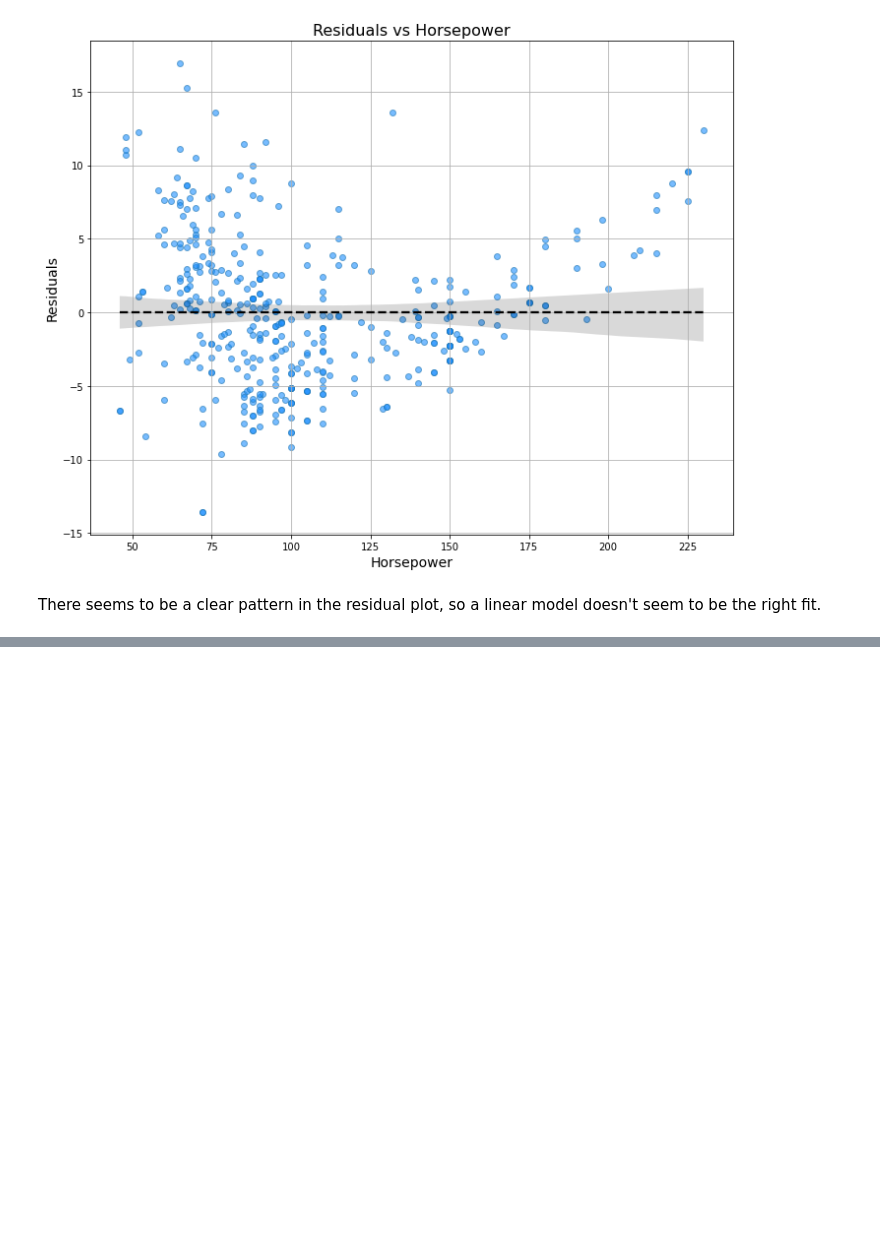
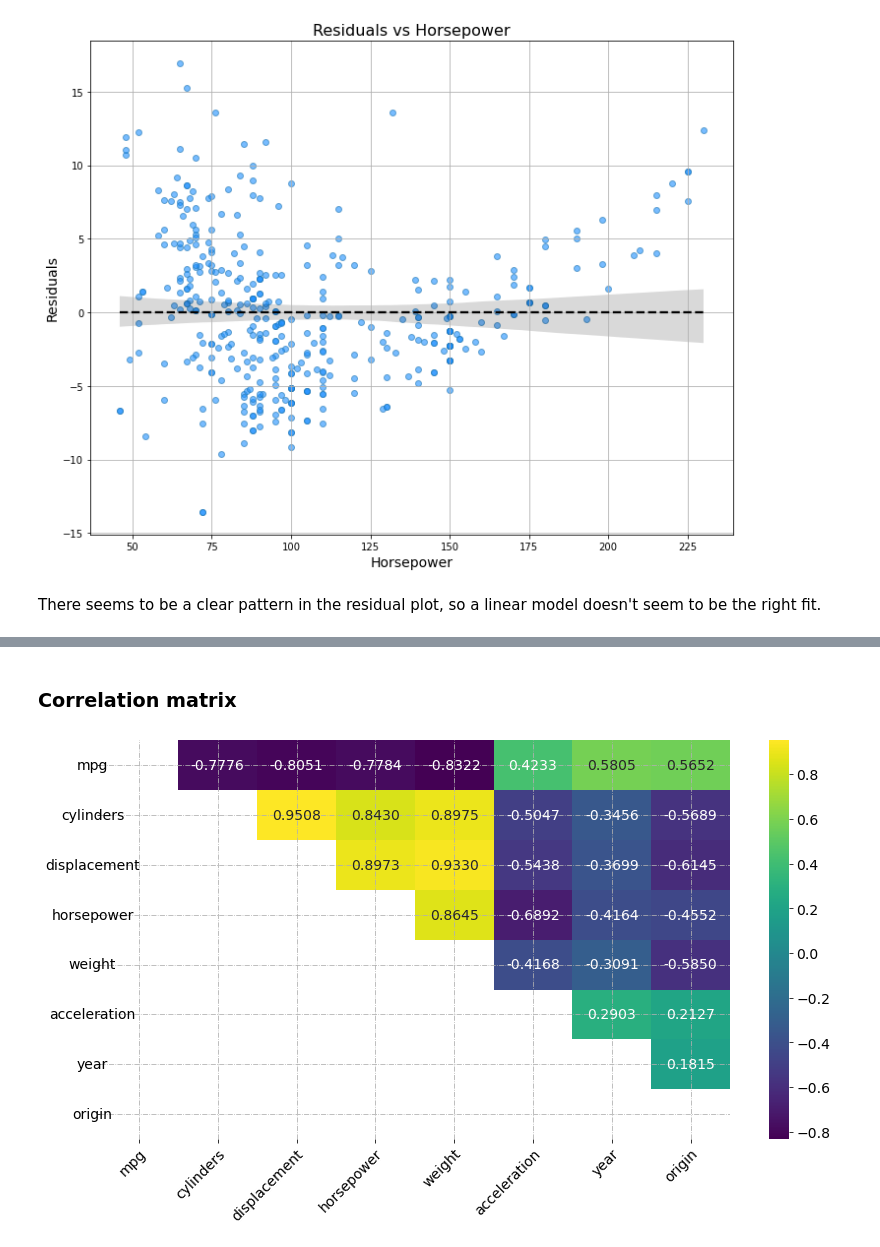
Before and after one commit to capac/ISLwR-python-code, a Jupyter notebook: chapter-3/Chapter 3. Linear Regression - Exercises.ipynb, the cells around one changed output, grey strips where cells are left out. Cells and saved outputs as stored; diff of their text form; code cells hidden in the pictures; blank space fills up the shorter version.

```diff
--- a/chapter-3/Chapter 3. Linear Regression - Exercises.ipynb
+++ b/chapter-3/Chapter 3. Linear Regression - Exercises.ipynb
@@ -184,0 +195,19 @@ There seems to be a clear pattern in the residual plot, so a linear model doesn'
+# %% [markdown]
+### Correlation matrix
+# %%
+fig, axes = plt.subplots(figsize=(12, 7))
+fs = 14
+df = auto_df.drop('name', axis=1)
+mask = np.zeros_like(df.corr())
+mask[np.tril_indices_from(mask)] = True
+hm = sb.heatmap(data=df.corr(), cmap='viridis', ax=axes, annot=True, fmt='1.4f', mask=mask, \
+                annot_kws={'size':fs})
+axes.tick_params(labelsize=fs)
+cbar = hm.collections[0].colorbar
+cbar.ax.tick_params(labelsize=fs)
+plt.setp(axes.get_xticklabels(), ha='right', rotation_mode='anchor', rotation=45)
+plt.setp(axes.get_yticklabels(), ha='center', rotation_mode='anchor')
+plt.tight_layout()
+plt.grid(True, linestyle='-.');
+# %% [output]
+[figure, added]
```
Also changed, not shown: parts of 4 cells of this notebook.
